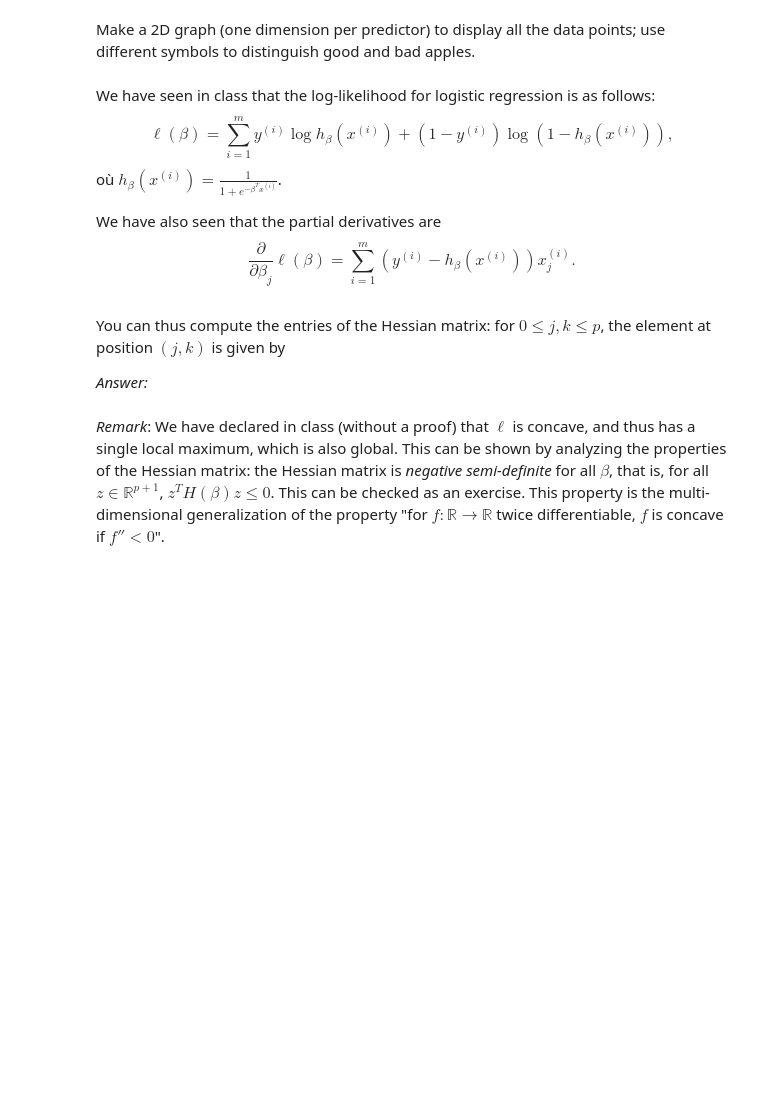
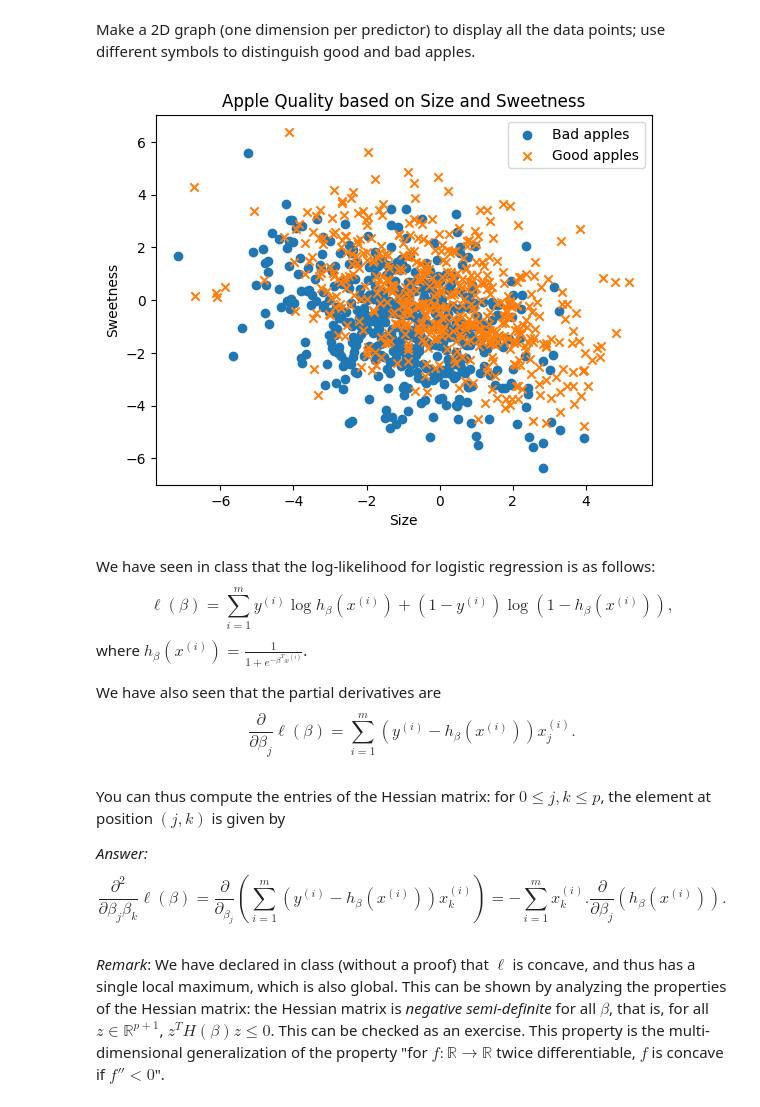
Before and after one commit to mebs237/Matieres, a Jupyter notebook: Intro Machine Learning & DS/TP/lab3/lab3.ipynb, the cells around one changed output. Drawn from its saved outputs; the diff is of its cells as text; code cells hidden in the pictures; blank space fills up the shorter version.

```diff
--- a/Intro Machine Learning & DS/TP/lab3/lab3.ipynb
+++ b/Intro Machine Learning & DS/TP/lab3/lab3.ipynb
@@ -690,18 +772,29 @@ quality = apple_quality[:,2]
 # %% [markdown]
 Make a 2D graph (one dimension per predictor) to display all the data points; use different symbols to distinguish good and bad apples.
 # %%
-pass
+# prompt: Make a 2D graph (one dimension per predictor) to display all the data points; use different symbols to distinguish good and bad apples
+
+plt.figure()
+plt.scatter(size[quality == 0], sweetness[quality == 0], marker='o', label='Bad apples')
+plt.scatter(size[quality == 1], sweetness[quality == 1], marker='x', label='Good apples')
+plt.xlabel('Size')
+plt.ylabel('Sweetness')
+plt.legend()
+plt.title('Apple Quality based on Size and Sweetness')
+plt.show()
+# %% [output]
+[figure, added]
 # %% [markdown]
 We have seen in class that the log-likelihood for logistic regression is as follows:
 $$\ell(\beta) = \sum_{i = 1}^m y^{(i)}\log h_\beta(x^{(i)}) + (1 - y^{(i)})\log(1 - h_\beta(x^{(i)})),$$
-où $h_\beta(x^{(i)}) = \frac{1}{1 + e^{-\beta^{T}x^{(i)}}}$.
+where $h_\beta(x^{(i)}) = \frac{1}{1 + e^{-\beta^{T}x^{(i)}}}$.
 
 We have also seen that the partial derivatives are
 $$\frac{\partial}{\partial\beta_j}\ell(\beta) = \sum_{i=1}^m (y^{(i)} - h_\beta(x^{(i)}))x_j^{(i)}.$$
 # %% [markdown]
 You can thus compute the entries of the Hessian matrix: for $0 \le j, k \le p$, the element at position $(j, k)$ is given by
 
-*Answer:*
+*Answer:* $$\frac{\partial^2}{\partial\beta_j \beta_k}\ell(\beta) = \frac{\partial}{\partial_{\beta_j}}\left( \sum_{i=1}^m (y^{(i)} - h_\beta(x^{(i)}))x_k^{(i)} \right) = -\sum_{i=1}^m x^{(i)}_k.\frac{\partial}{\partial \beta_j} \left( h_\beta(x^{(i)}) \right) .$$
 # %% [markdown]
 *Remark*: We have declared in class (without a proof) that $\ell$ is concave, and thus has a single local maximum, which is also global. This can be shown by analyzing the properties of the Hessian matrix: the Hessian matrix is *negative semi-definite* for all $\beta$, that is, for all $z\in\mathbb{R}^{p+1}$, $z^TH(\beta)z \le 0$. This can be checked as an exercise. This property is the multi-dimensional generalization of the property "for $f\colon \mathbb{R} \to \mathbb{R}$ twice differentiable, $f$ is concave if $f'' < 0$".
 # %% [markdown]
```
Also changed, not shown: parts of 32 cells of this notebook.
